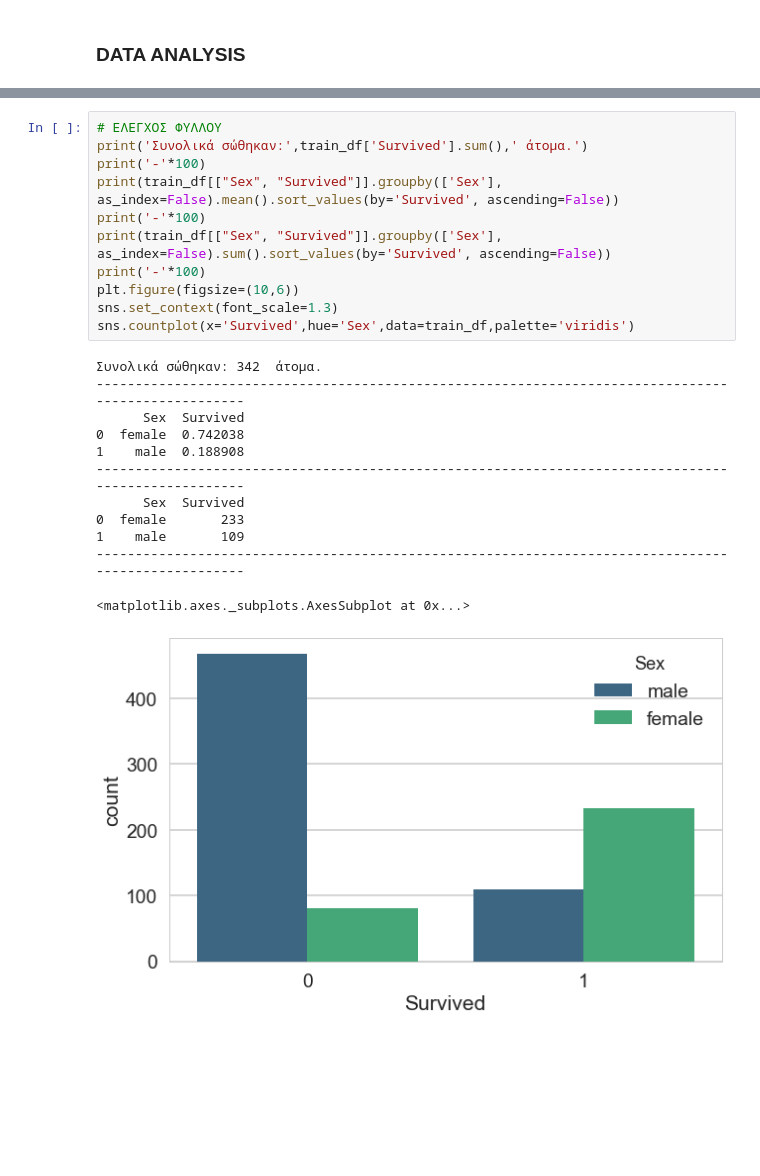
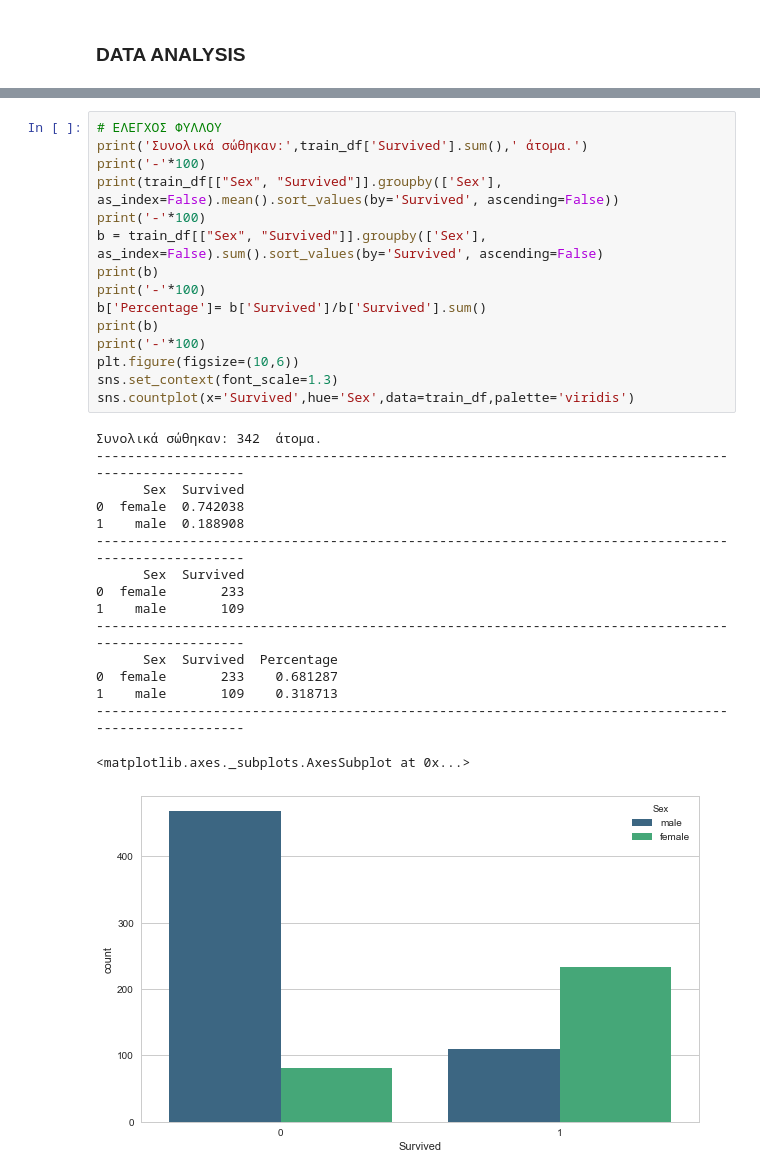
Before and after one commit to stefanosarta/titanic, a Jupyter notebook: titanic.ipynb, the cells around one changed output, grey strips where cells are left out. Drawn from its saved outputs; the diff is of its cells as text; blank space fills up the shorter version.

```diff
--- a/titanic.ipynb
+++ b/titanic.ipynb
@@ -142,24 +155,32 @@ sns.countplot(x='Survived',hue='Pclass',data=train_df,palette='viridis')
 # %%
 # ΕΛΕΓΧΟΣ ΦΥΛΛΟΥ
 print('Συνολικά σώθηκαν:',train_df['Survived'].sum(),' άτομα.')
 print('-'*100)
 print(train_df[["Sex", "Survived"]].groupby(['Sex'], as_index=False).mean().sort_values(by='Survived', ascending=False))
 print('-'*100)
-print(train_df[["Sex", "Survived"]].groupby(['Sex'], as_index=False).sum().sort_values(by='Survived', ascending=False))
+b = train_df[["Sex", "Survived"]].groupby(['Sex'], as_index=False).sum().sort_values(by='Survived', ascending=False)
+print(b)
+print('-'*100)
+b['Percentage']= b['Survived']/b['Survived'].sum()
+print(b)
 print('-'*100)
 plt.figure(figsize=(10,6))
 sns.set_context(font_scale=1.3)
 sns.countplot(x='Survived',hue='Sex',data=train_df,palette='viridis')
 # %% [output]
 Συνολικά σώθηκαν: 342  άτομα.
 ----------------------------------------------------------------------------------------------------
       Sex  Survived
 0  female  0.742038
 1    male  0.188908
 ----------------------------------------------------------------------------------------------------
       Sex  Survived
 0  female       233
 1    male       109
 ----------------------------------------------------------------------------------------------------
+      Sex  Survived  Percentage
+0  female       233    0.681287
+1    male       109    0.318713
+----------------------------------------------------------------------------------------------------
 <matplotlib.axes._subplots.AxesSubplot at 0x...>
-[figure, old version]
+[figure, new version]
```
Also changed, not shown: parts of 13 cells of this notebook.
